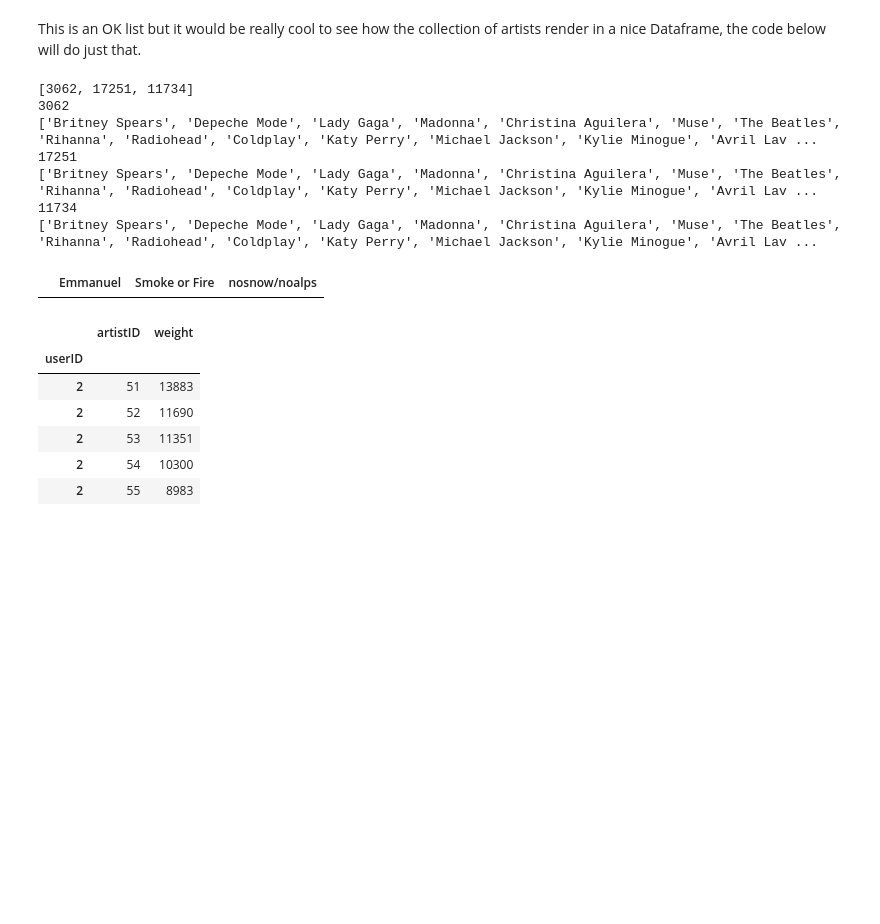
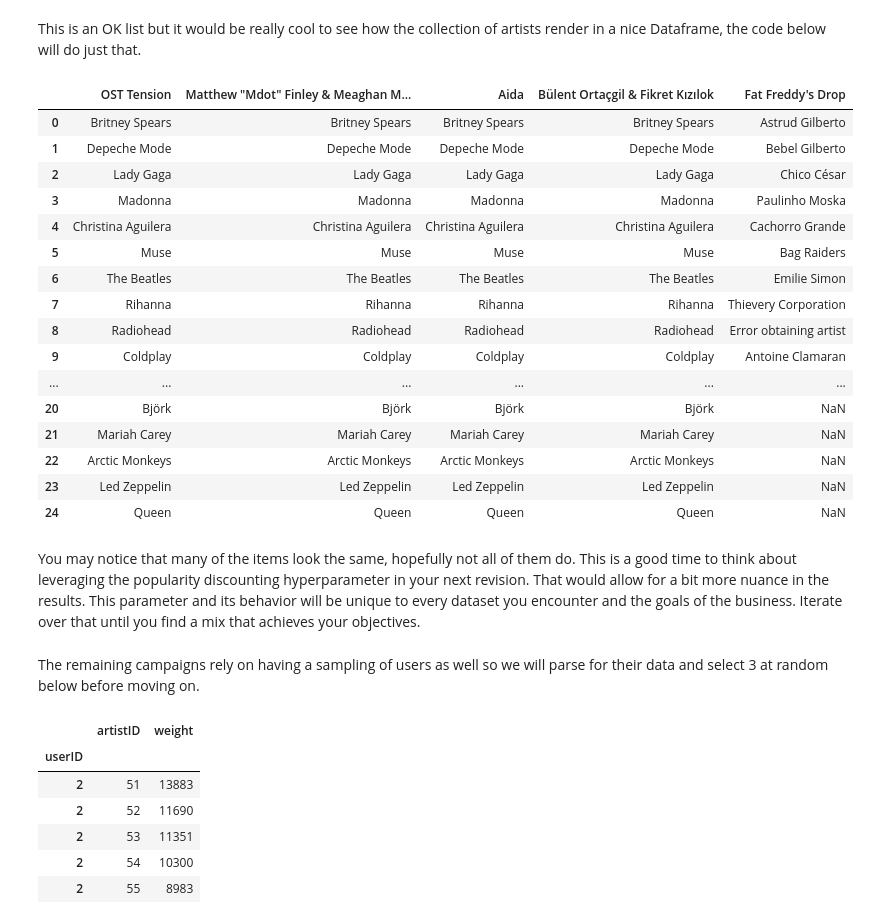
Before and after one commit to chrisking/PersonalizePOC, a Jupyter notebook: Deploying_Campaigns_and_Interacting.ipynb, the cells around one changed output. Saved outputs shown, nothing was run; the diff lists cells and outputs as text; code cells hidden in the pictures; blank space fills up the shorter version.

```diff
--- a/Deploying_Campaigns_and_Interacting.ipynb
+++ b/Deploying_Campaigns_and_Interacting.ipynb
@@ -183,5 +184,5 @@ Great now we have a way of rendering results, now we'd like to select 3 random a
 # %%
-samples = items_df.sample(3)
+samples = items_df.sample(5)
 samples
 # %% [output]
 |  | name | url | pictureURL |
@@ -220,47 +227,58 @@ This is an OK list but it would be really cool to see how the collection of arti
 # %%
 # Update DF rendering
 pd.set_option('display.max_rows', 30)
 
 def get_new_recommendations_df(recommendations_df, artist_ID):
     # Get the artist name
     artist_name = get_artist_by_id(artist_ID)
     # Get the recommendations
     get_recommendations_response = personalize_runtime.get_recommendations(
         campaignArn = sims_campaign_arn,
         itemId = str(artist_ID),
     )
     # Build a new dataframe of recommendations
     item_list = get_recommendations_response['itemList']
     recommendation_list = []
     for item in item_list:
         artist = get_artist_by_id(item['itemId'])
         recommendation_list.append(artist)
-    print(recommendation_list)
     new_rec_DF = pd.DataFrame(recommendation_list, columns = [artist_name])
     # Add this dataframe to the old one
-    recommendations_df = recommendations_df.join(new_rec_DF)
+    #recommendations_df = recommendations_df.join(new_rec_DF)
+    recommendations_df = pd.concat([recommendations_df, new_rec_DF], axis=1)
     return recommendations_df
 
-recommendations_df = pd.DataFrame()
+sims_recommendations_df = pd.DataFrame()
 
 artists = samples.index.tolist()
 
-print(artists)
 
 for artist in artists:
-    print(artist)
-    recommendations_df = get_new_recommendations_df(recommendations_df, artist)
+    sims_recommendations_df = get_new_recommendations_df(sims_recommendations_df, artist)
 
-recommendations_df
+sims_recommendations_df
 # %% [output]
-[3062, 17251, 11734]
-3062
-['Britney Spears', 'Depeche Mode', 'Lady Gaga', 'Madonna', 'Christina Aguilera', 'Muse', 'The Beatles', 'Rihanna', 'Radiohead', 'Coldplay', 'Katy Perry', 'Michael Jackson', 'Kylie Minogue', 'Avril Lav ...
-17251
-['Britney Spears', 'Depeche Mode', 'Lady Gaga', 'Madonna', 'Christina Aguilera', 'Muse', 'The Beatles', 'Rihanna', 'Radiohead', 'Coldplay', 'Katy Perry', 'Michael Jackson', 'Kylie Minogue', 'Avril Lav ...
-11734
-['Britney Spears', 'Depeche Mode', 'Lady Gaga', 'Madonna', 'Christina Aguilera', 'Muse', 'The Beatles', 'Rihanna', 'Radiohead', 'Coldplay', 'Katy Perry', 'Michael Jackson', 'Kylie Minogue', 'Avril Lav ...
-|  | Emmanuel | Smoke or Fire | nosnow/noalps |
+|  | OST Tension | Matthew "Mdot" Finley & Meaghan M... | Aida | Bülent Ortaçgil & Fikret Kızılok | Fat Freddy's Drop |
+| 0 | Britney Spears | Britney Spears | Britney Spears | Britney Spears | Astrud Gilberto |
+| 1 | Depeche Mode | Depeche Mode | Depeche Mode | Depeche Mode | Bebel Gilberto |
+| 2 | Lady Gaga | Lady Gaga | Lady Gaga | Lady Gaga | Chico César |
+| 3 | Madonna | Madonna | Madonna | Madonna | Paulinho Moska |
+| 4 | Christina Aguilera | Christina Aguilera | Christina Aguilera | Christina Aguilera | Cachorro Grande |
+| 5 | Muse | Muse | Muse | Muse | Bag Raiders |
+| 6 | The Beatles | The Beatles | The Beatles | The Beatles | Emilie Simon |
+| 7 | Rihanna | Rihanna | Rihanna | Rihanna | Thievery Corporation |
+| 8 | Radiohead | Radiohead | Radiohead | Radiohead | Error obtaining artist |
+| 9 | Coldplay | Coldplay | Coldplay | Coldplay | Antoine Clamaran |
+| ... | ... | ... | ... | ... | ... |
+| 20 | Björk | Björk | Björk | Björk | NaN |
+| 21 | Mariah Carey | Mariah Carey | Mariah Carey | Mariah Carey | NaN |
+| 22 | Arctic Monkeys | Arctic Monkeys | Arctic Monkeys | Arctic Monkeys | NaN |
+| 23 | Led Zeppelin | Led Zeppelin | Led Zeppelin | Led Zeppelin | NaN |
+| 24 | Queen | Queen | Queen | Queen | NaN |
+# %% [markdown]
+You may notice that many of the items look the same, hopefully not all of them do. This is a good time to think about leveraging the popularity discounting hyperparameter in your next revision. That would allow for a bit more nuance in the results. This parameter and its behavior will be unique to every dataset you encounter and the goals of the business. Iterate over that until you find a mix that achieves your objectives.
+# %% [markdown]
+The remaining campaigns rely on having a sampling of users as well so we will parse for their data and select 3 at random below before moving on.
 # %%
 users_df = pd.read_csv(data_dir + '/user_artists.dat', delimiter='\t', index_col=0)
 # Render some sample data
```
Also changed, not shown: parts of 27 cells of this notebook, 2 other files.
